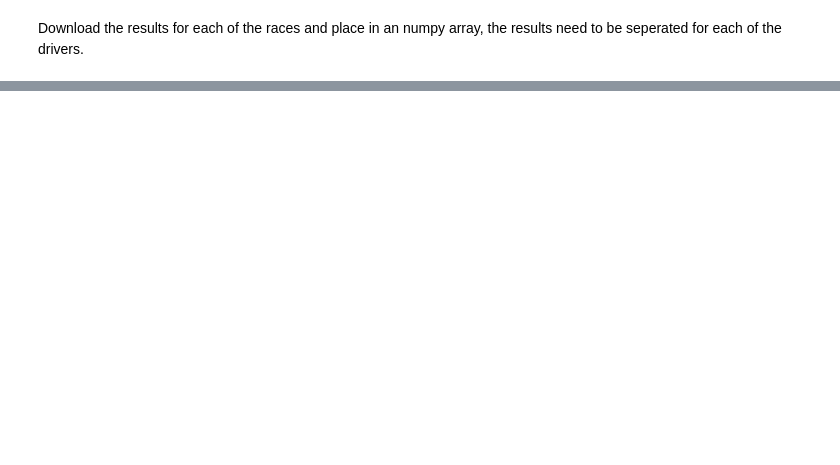
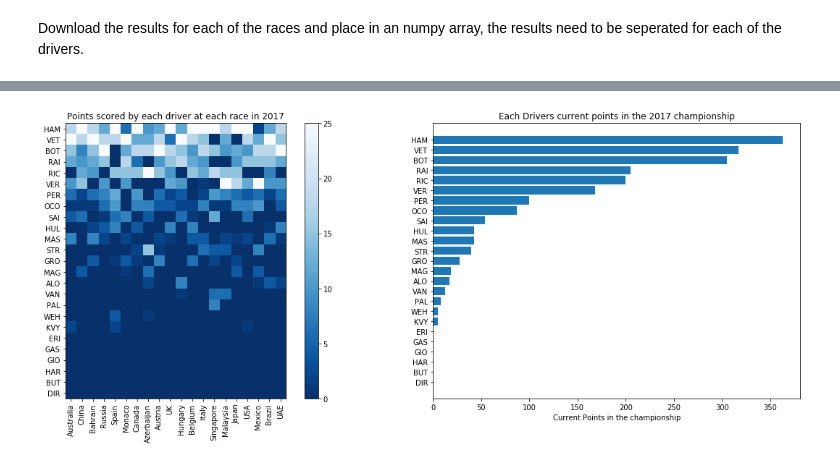
Before and after one commit to jjhorton/F1Data, a Jupyter notebook: F1Championship2017.ipynb, the cells around one changed output, grey strips where cells are left out. Saved outputs shown, nothing was run; the diff lists cells and outputs as text; code cells hidden in the pictures; blank space fills up the shorter version.

```diff
--- a/F1Championship2017.ipynb
+++ b/F1Championship2017.ipynb
@@ -76,0 +81,23 @@ plt.show()
+# %%
+plt.subplot(1,2,1)
+plt.imshow(np.flip(np.rot90(race_points, k=3),axis=1), interpolation='nearest', cmap=plt.cm.Blues_r)
+plt.colorbar()
+tick_driver = np.arange(len(driver))
+tick_circuit = np.arange(len(circuits))
+
+plt.xticks(tick_circuit, circuits, rotation=90)
+plt.yticks(tick_driver, driver)
+plt.title('Points scored by each driver at each race in %s' % Year)
+
+plt.subplot(1,2,2)
+plt.barh(range(len(driver)),np.flip(points,axis=0))
+plt.yticks(range(len(driver)), reversed(driver))
+plt.title("Each Drivers current points in the %s championship" % Year)
+plt.xlabel("Current Points in the championship")
+plt.grid = True
+
+plt.savefig('%s_results.png' % Year)
+
+plt.show()
+# %% [output]
+[figure, added]
```
Also changed, not shown: parts of 6 cells of this notebook.
